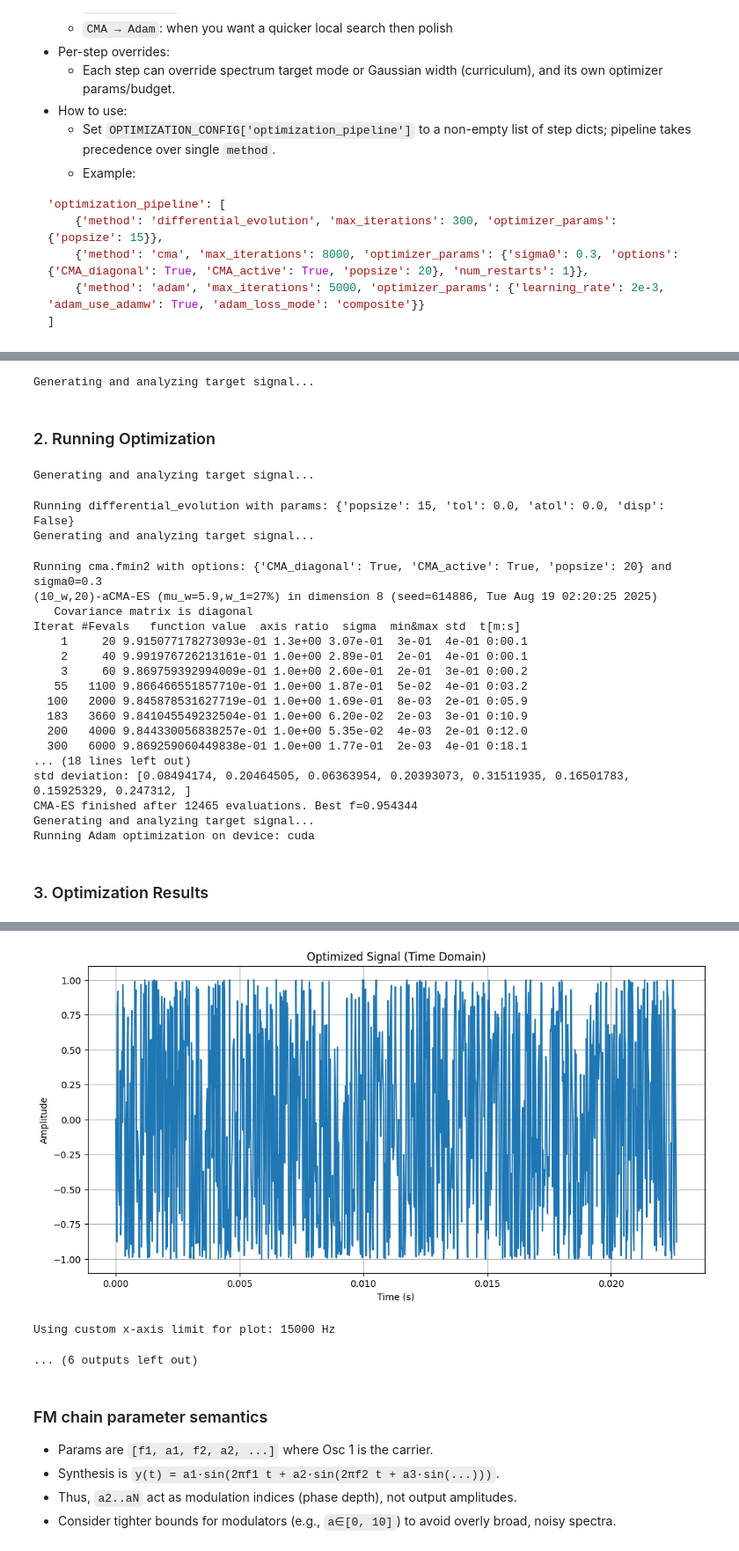
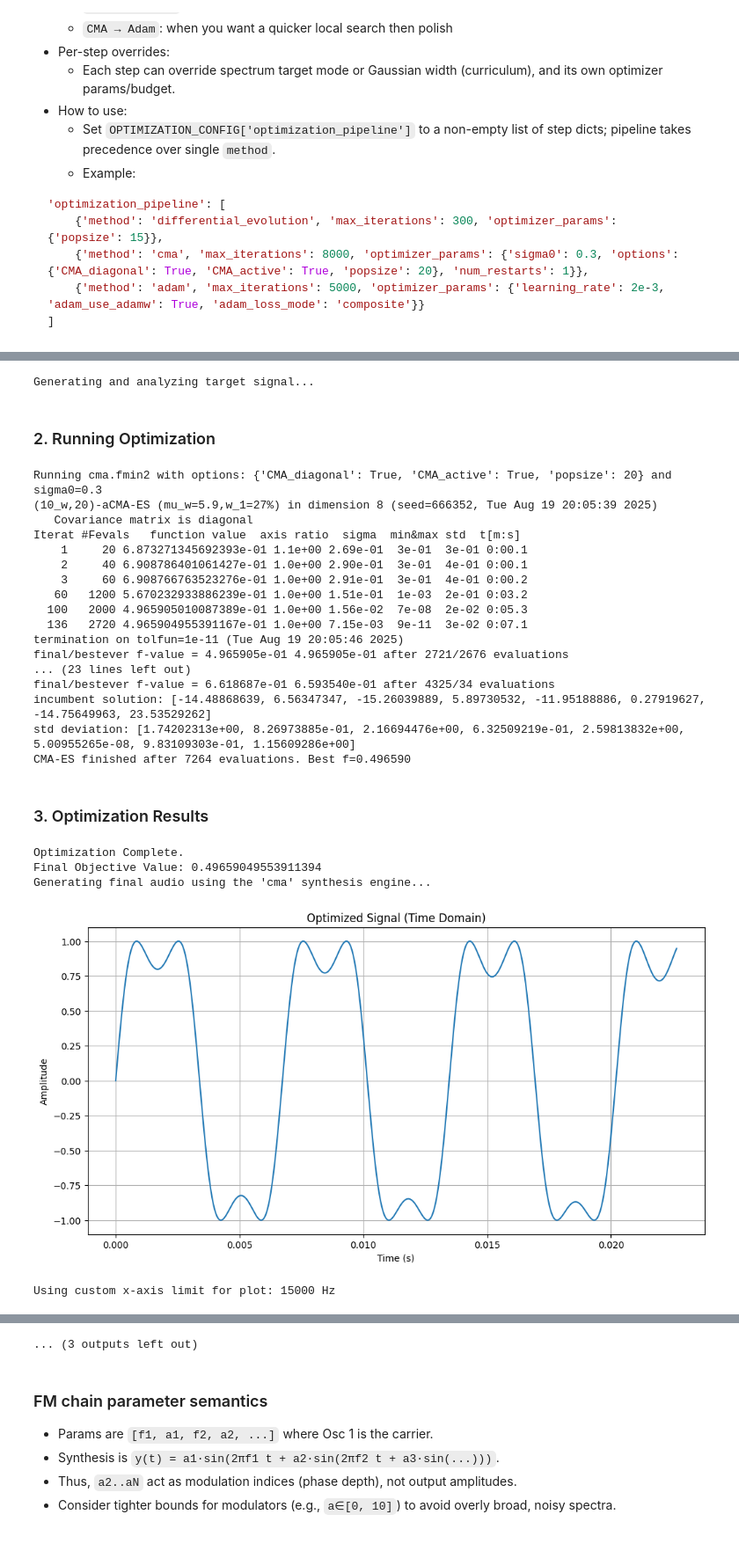
Before and after one commit to egorpol/FFTimbre, a Jupyter notebook: optimize_fm_beta3/test.ipynb, the cells around one changed output, grey strips where cells are left out. Shown at 88% size. Drawn from its saved outputs; the diff is of its cells as text; code cells hidden in the pictures.

```diff
--- a/optimize_fm_beta3/test.ipynb
+++ b/optimize_fm_beta3/test.ipynb
@@ -138,7 +145,7 @@ OPTIMIZATION_CONFIG = {
 
     # --- Synthesis & Objective Settings ---
     'n_oscillators': 4,
-    'objective_type': 'cosine_similarity', # 'mfcc_distance', 'euclidean_distance', 'cosine_similarity', 'pearson_correlation_coefficient', 'itakura_saito'
+    'objective_type': 'jensen_shannon', # 'erb_log_l1', 'erb_log_l2', 'bhattacharyya', 'hellinger', 'jensen_shannon', 'log_spectral_distance_weighted', 'log_spectral_distance', 'kl_divergence', 'mfcc_distance', 'euclidean_distance', 'cosine_similarity', 'pearson_correlation_coefficient', 'itakura_saito'
 
     # Set to a frequency in Hz (e.g., 15000) to see a wider spectrum.
     # Set to None to use the default automatic scaling.
@@ -152,10 +159,11 @@ OPTIMIZATION_CONFIG = {
 
     # --- Optimization Pipeline ---
     # When non-empty, this takes precedence over single-method settings below.
-    'optimization_pipeline': [
-    {'method': 'differential_evolution', 'max_iterations': 300, 'force_full_iters': True, 'optimizer_params': {'popsize': 15}},
-    {'method': 'cma', 'max_iterations': 10000, 'optimizer_params': {'sigma0': 0.3, 'options': {'CMA_diagonal': True, 'CMA_active': True, 'popsize': 20}, 'num_restarts': 1}},
-    {'method': 'adam', 'max_iterations': 5000, 'optimizer_params': {'learning_rate': 2e-3, 'adam_use_adamw': True, 'adam_loss_mode': 'composite'}}]
+    # 'optimization_pipeline': [
+    # {'method': 'differential_evolution', 'max_iterations': 300, 'force_full_iters': True, 'optimizer_params': {'popsize': 15}},
+    # {'method': 'cma', 'max_iterations': 10000, 'optimizer_params': {'sigma0': 0.3, 'options': {'CMA_diagonal': True, 'CMA_active': True, 'popsize': 20}, 'num_restarts': 1}},
+    # {'method': 'adam', 'max_iterations': 5000, 'optimizer_params': {'learning_rate': 2e-3, 'adam_use_adamw': True, 'adam_loss_mode': 'composite'}}
+    # ]
 
     # --- Optimization Algorithm Settings ---
 
@@ -171,10 +179,10 @@ OPTIMIZATION_CONFIG = {
     # 'optimizer_params': {'maxfun': 2e7, 'visit': 3.0, 'initial_temp': 8000} # Give it a budget of 100 million calls
 
 
-    # 'method': 'cma',
-    # 'max_iterations': 50000,
-    # 'force_full_iters': False, # This flag is ignored by the CMA-ES implementation
-    # 'optimizer_params': {'sigma0': 0.3, 'options': {'CMA_diagonal': True, 'CMA_active': True, 'popsize': 20}, 'num_restarts': 2}
+    'method': 'cma',
+    'max_iterations': 50000,
+    'force_full_iters': False, # This flag is ignored by the CMA-ES implementation
+    'optimizer_params': {'sigma0': 0.3, 'options': {'CMA_diagonal': True, 'CMA_active': True, 'popsize': 20}, 'num_restarts': 2}
 
 
     # 'method': 'adam', # <-- Set the method to 'adam'
@@ -504,24 +512,26 @@ Generating audio from target partials for comparison...
 [interactive output not drawn]
 Generating and analyzing target signal...
 ### 2. Running Optimization
-Generating and analyzing target signal...
+Running cma.fmin2 with options: {'CMA_diagonal': True, 'CMA_active': True, 'popsize': 20} and sigma0=0.3
+(10_w,20)-aCMA-ES (mu_w=5.9,w_1=27%) in dimension 8 (seed=666352, Tue Aug 19 20:05:39 2025)
+   Covariance matrix is diagonal
+Iterat #Fevals   function value  axis ratio  sigma  min&max std  t[m:s]
+    1     20 6.873271345692393e-01 1.1e+00 2.69e-01  3e-01  3e-01 0:00.1
+    2     40 6.908786401061427e-01 1.0e+00 2.90e-01  3e-01  4e-01 0:00.1
+    3     60 6.908766763523276e-01 1.0e+00 2.91e-01  3e-01  4e-01 0:00.2
+   60   1200 5.670232933886239e-01 1.0e+00 1.51e-01  1e-03  2e-01 0:03.2
+  100   2000 4.965905010087389e-01 1.0e+00 1.56e-02  7e-08  2e-02 0:05.3
+  136   2720 4.965904955391167e-01 1.0e+00 7.15e-03  9e-11  3e-02 0:07.1
+termination on tolfun=1e-11 (Tue Aug 19 20:05:46 2025)
+final/bestever f-value = 4.965905e-01 4.965905e-01 after 2721/2676 evaluations
+... (23 lines left out)
+final/bestever f-value = 6.618687e-01 6.593540e-01 after 4325/34 evaluations
+incumbent solution: [-14.48868639, 6.56347347, -15.26039889, 5.89730532, -11.95188886, 0.27919627, -14.75649963, 23.53529262]
+std deviation: [1.74202313e+00, 8.26973885e-01, 2.16694476e+00, 6.32509219e-01, 2.59813832e+00, 5.00955265e-08, 9.83109303e-01, 1.15609286e+00]
+CMA-ES finished after 7264 evaluations. Best f=0.496590
+### 3. Optimization Results
-Running differential_evolution with params: {'popsize': 15, 'tol': 0.0, 'atol': 0.0, 'disp': False}
-Generating and analyzing target signal...
+Optimization Complete.
+Final Objective Value: 0.49659049553911394
+Generating final audio using the 'cma' synthesis engine...
+[figure, new version]
-Running cma.fmin2 with options: {'CMA_diagonal': True, 'CMA_active': True, 'popsize': 20} and sigma0=0.3
-(10_w,20)-aCMA-ES (mu_w=5.9,w_1=27%) in dimension 8 (seed=614886, Tue Aug 19 02:20:25 2025)
-   Covariance matrix is diagonal
-Iterat #Fevals   function value  axis ratio  sigma  min&max std  t[m:s]
-    1     20 9.915077178273093e-01 1.3e+00 3.07e-01  3e-01  4e-01 0:00.1
-    2     40 9.991976726213161e-01 1.0e+00 2.89e-01  2e-01  4e-01 0:00.1
-    3     60 9.869759392994009e-01 1.0e+00 2.60e-01  2e-01  3e-01 0:00.2
-   55   1100 9.866466551857710e-01 1.0e+00 1.87e-01  5e-02  4e-01 0:03.2
-  100   2000 9.845878531627719e-01 1.0e+00 1.69e-01  8e-03  2e-01 0:05.9
-  183   3660 9.841045549232504e-01 1.0e+00 6.20e-02  2e-03  3e-01 0:10.9
-  200   4000 9.844330056838257e-01 1.0e+00 5.35e-02  4e-03  2e-01 0:12.0
-  300   6000 9.869259060449838e-01 1.0e+00 1.77e-01  2e-03  4e-01 0:18.1
-... (18 lines left out)
-std deviation: [0.08494174, 0.20464505, 0.06363954, 0.20393073, 0.31511935, 0.16501783, 0.15925329, 0.247312, ]
-CMA-ES finished after 12465 evaluations. Best f=0.954344
-Generating and analyzing target signal...
-Running Adam optimization on device: cuda
+Using custom x-axis limit for plot: 15000 Hz
-### 3. Optimization Results
@@ -531,6 +557,4 @@ Generating final audio using the 'adam' synthesis engine...
-[figure, old version]
-Using custom x-axis limit for plot: 15000 Hz
+... (3 outputs left out)
-... (6 outputs left out)
 # %% [markdown]
 ### FM chain parameter semantics
 - Params are `[f1, a1, f2, a2, ...]` where Osc 1 is the carrier.
```
Also changed, not shown: parts of 6 cells of this notebook, 55 other files.
